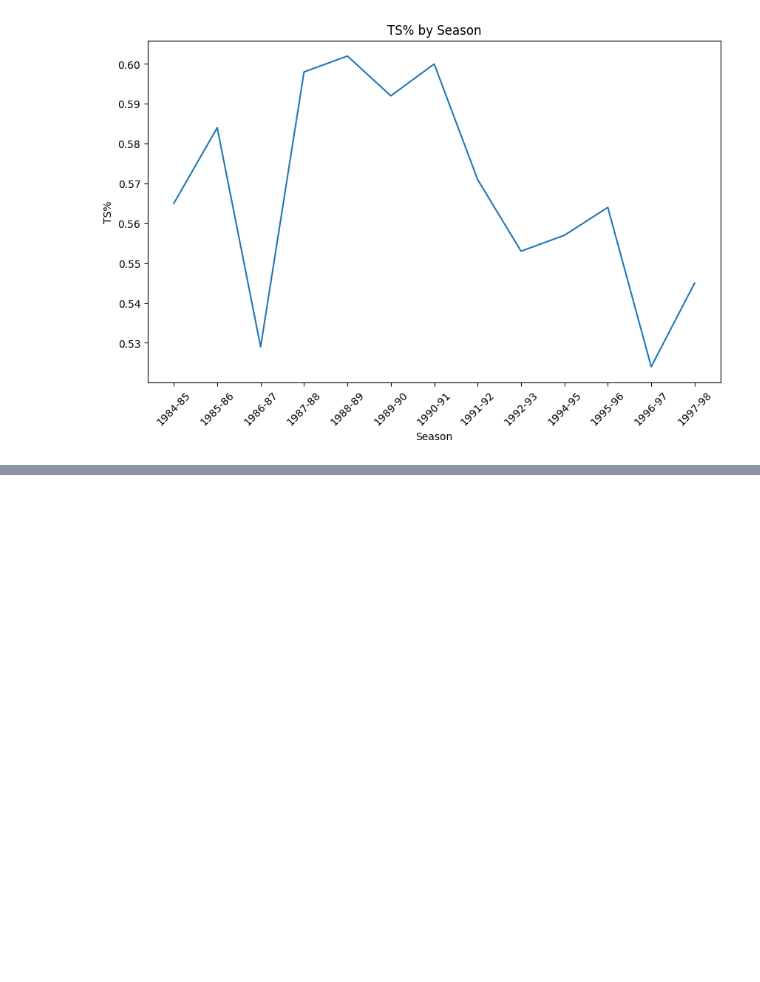
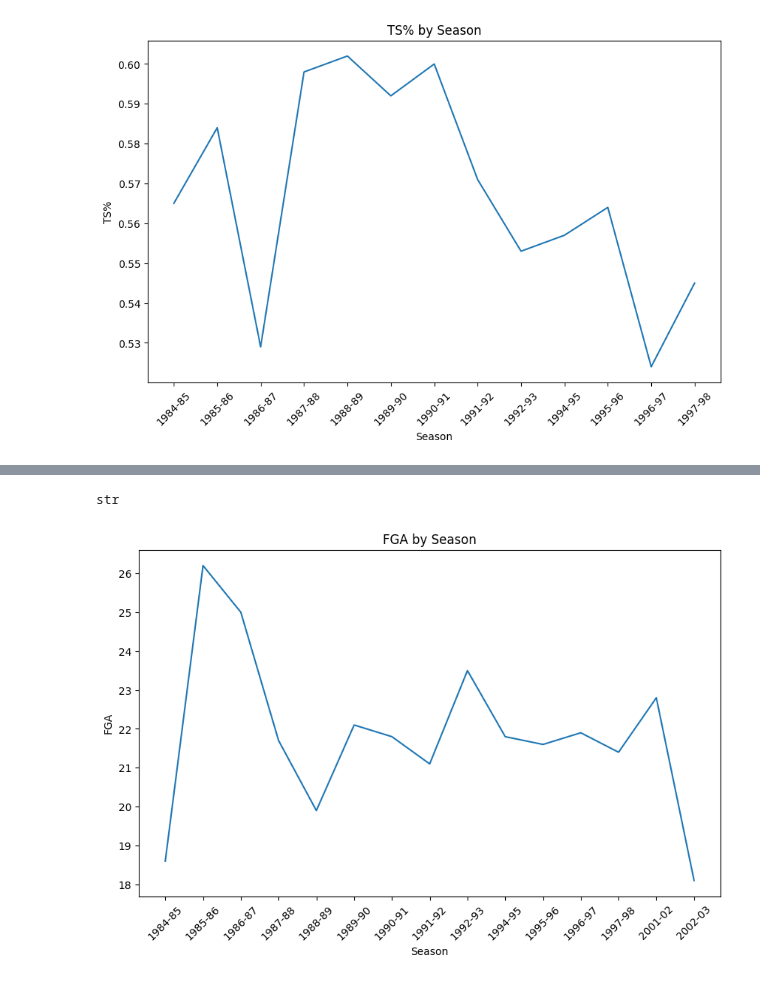
Before and after one commit to SilverCrocus/basketball-stats-dashboard, a Jupyter notebook: notebooks/cleaning.ipynb, the cells around one changed output, grey strips where cells are left out. Cells and saved outputs as stored; diff of their text form; code cells hidden in the pictures; blank space fills up the shorter version.

```diff
--- a/notebooks/cleaning.ipynb
+++ b/notebooks/cleaning.ipynb
@@ -1603,0 +1642,4 @@ plt.show()
+# %%
+# read in per_minute
+lj_per_minute = pd.read_parquet('../data/lj_per_minute.parquet')
+mj_per_minute = pd.read_parquet('../data/mj_per_minute.parquet')
@@ -1603,0 +1667,16 @@ plt.show()
+# %%
+# check type of season column
+type(lj_per_minute['Season'][1])
+# %% [output]
+str
+# %%
+# plot season x axis against FGA on y line graph
+plt.figure(figsize=(10, 6))
+plt.plot(mj_per_minute['Season'], mj_per_minute['FGA'])
+plt.xlabel('Season')
+plt.ylabel('FGA')
+plt.title('FGA by Season')
+plt.xticks(rotation=45)
+plt.show()
+# %% [output]
+[figure, added]
```
Also changed, not shown: parts of 5 cells of this notebook, 1 other file.
